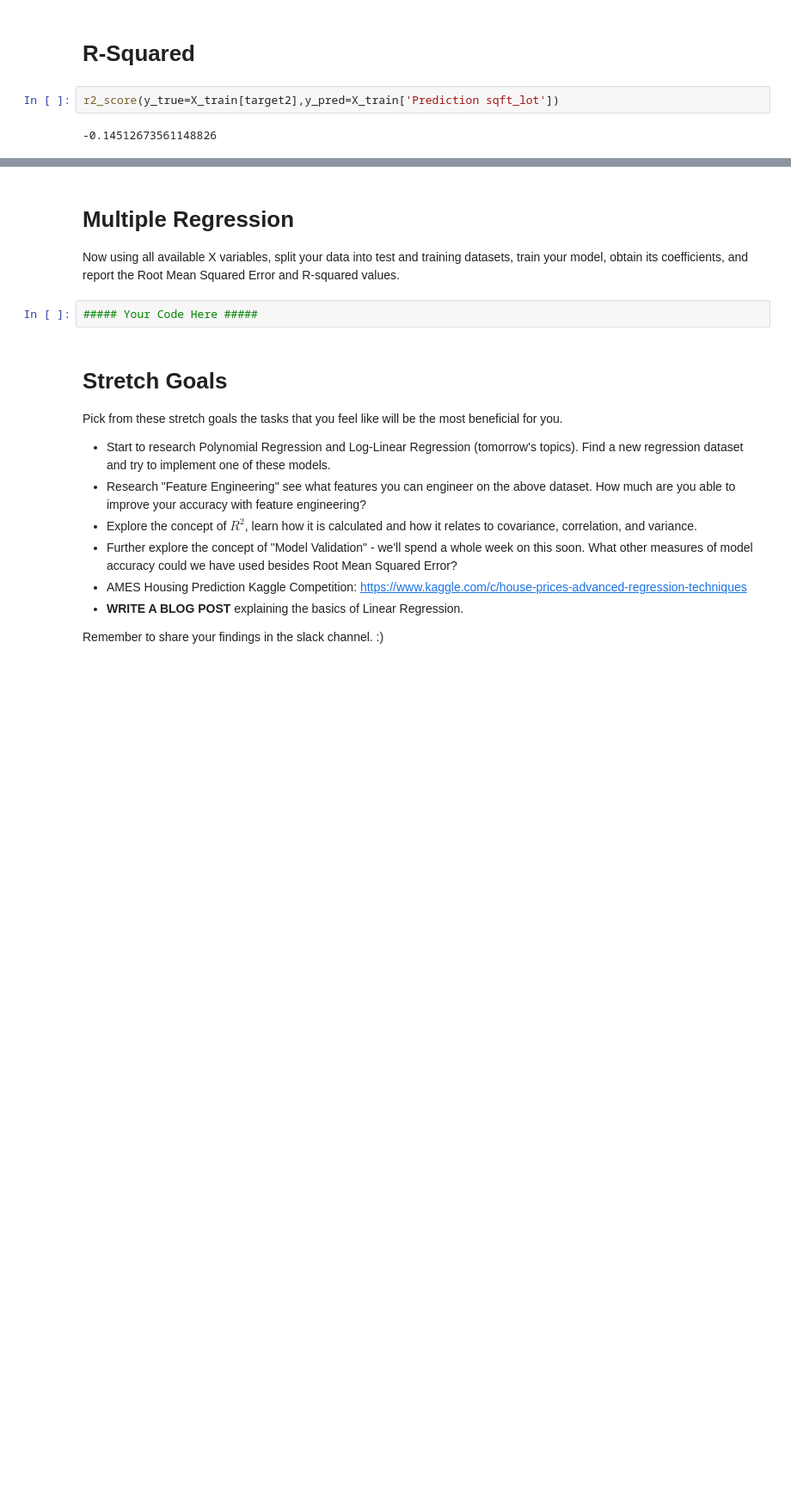
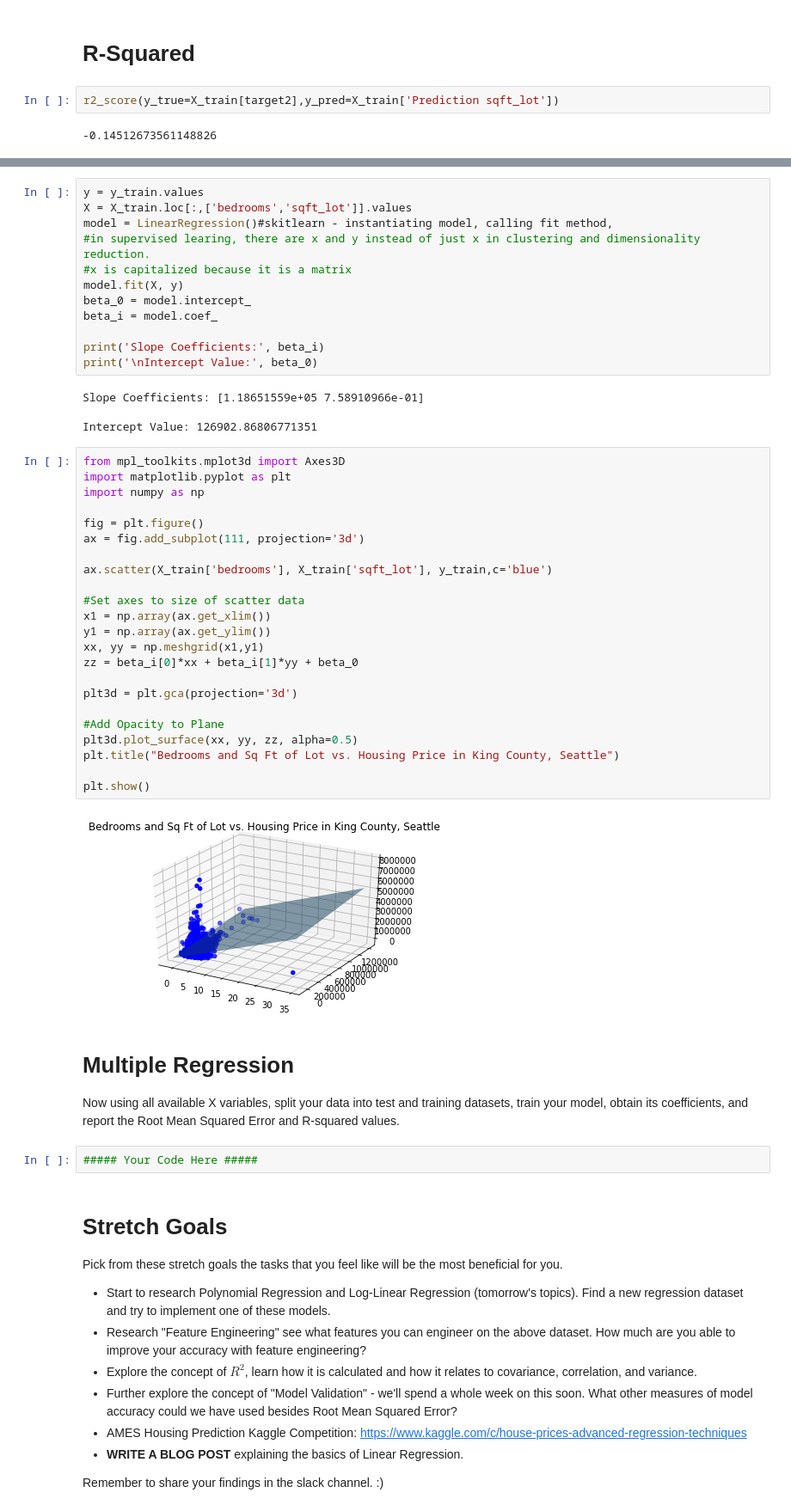
Before and after one commit to LambdaSchool/DS-Unit-2-Sprint-2-Regression, a Jupyter notebook: module1-ols-regression/linear-regression-assignment.ipynb, the cells around one changed output, grey strips where cells are left out. Shown at 86% size. Drawn from its saved outputs; the diff is of its cells as text; blank space fills up the shorter version.

Commit message:
to do multiple regression

```diff
--- a/module1-ols-regression/linear-regression-assignment.ipynb
+++ b/module1-ols-regression/linear-regression-assignment.ipynb
@@ -199,3 +237,44 @@ r2_score(y_true=X_train[target2],y_pred=X_train['Prediction sqft_lot'])
+# %%
+y = y_train.values
+X = X_train.loc[:,['bedrooms','sqft_lot']].values
+model = LinearRegression()#skitlearn - instantiating model, calling fit method,
+#in supervised learing, there are x and y instead of just x in clustering and dimensionality reduction.
+#x is capitalized because it is a matrix
+model.fit(X, y)
+beta_0 = model.intercept_
+beta_i = model.coef_
+
+print('Slope Coefficients:', beta_i)
+print('\nIntercept Value:', beta_0)
+# %% [output]
+Slope Coefficients: [1.18651559e+05 7.58910966e-01]
+
+Intercept Value: 126902.86806771351
+# %%
+from mpl_toolkits.mplot3d import Axes3D
+import matplotlib.pyplot as plt
+import numpy as np
+
+fig = plt.figure()
+ax = fig.add_subplot(111, projection='3d')
+
+ax.scatter(X_train['bedrooms'], X_train['sqft_lot'], y_train,c='blue')
+
+#Set axes to size of scatter data
+x1 = np.array(ax.get_xlim())
+y1 = np.array(ax.get_ylim())
+xx, yy = np.meshgrid(x1,y1)
+zz = beta_i[0]*xx + beta_i[1]*yy + beta_0
+
+plt3d = plt.gca(projection='3d')
+
+#Add Opacity to Plane
+plt3d.plot_surface(xx, yy, zz, alpha=0.5)
+plt.title("Bedrooms and Sq Ft of Lot vs. Housing Price in King County, Seattle")
+
+plt.show()
+# %% [output]
+[figure, added]
 # %% [markdown]
 # Multiple Regression
 
```
Also changed, not shown: parts of 4 cells of this notebook.
